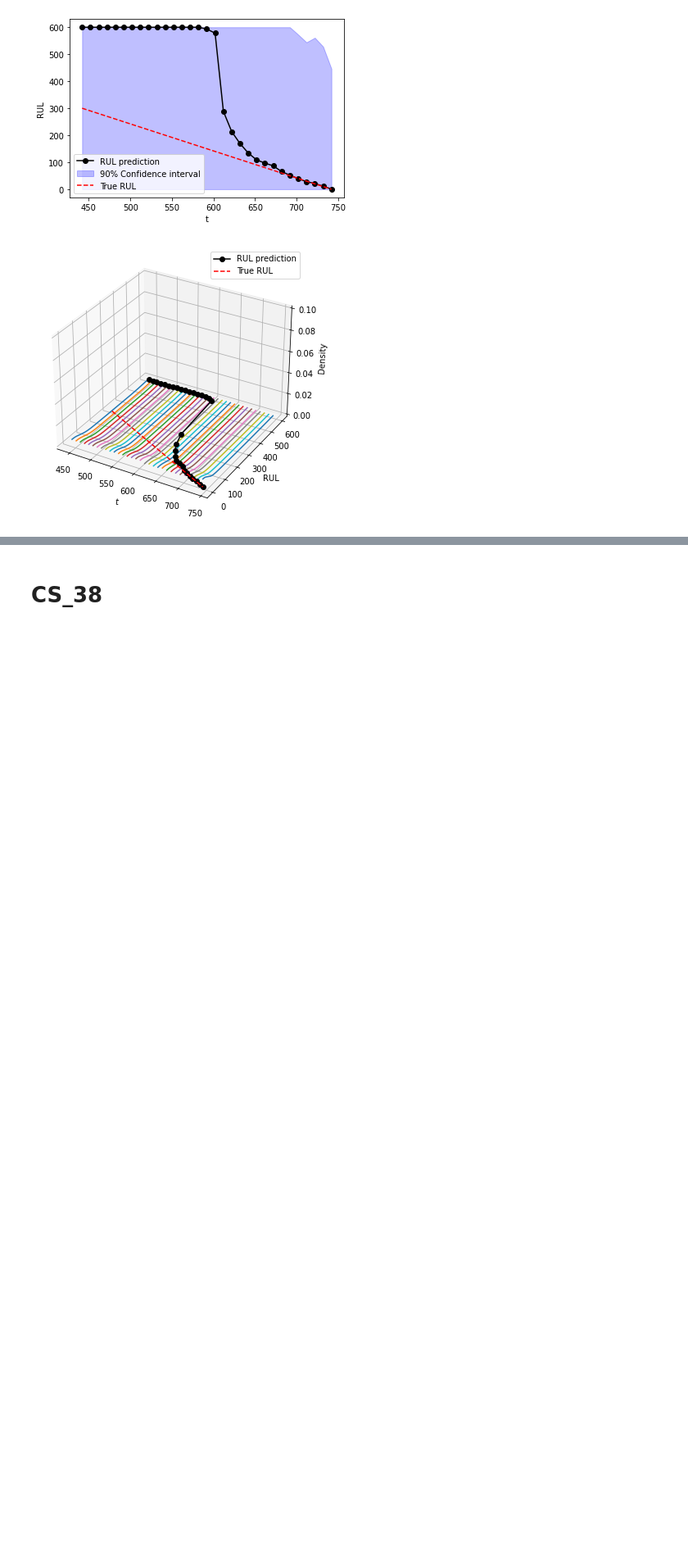
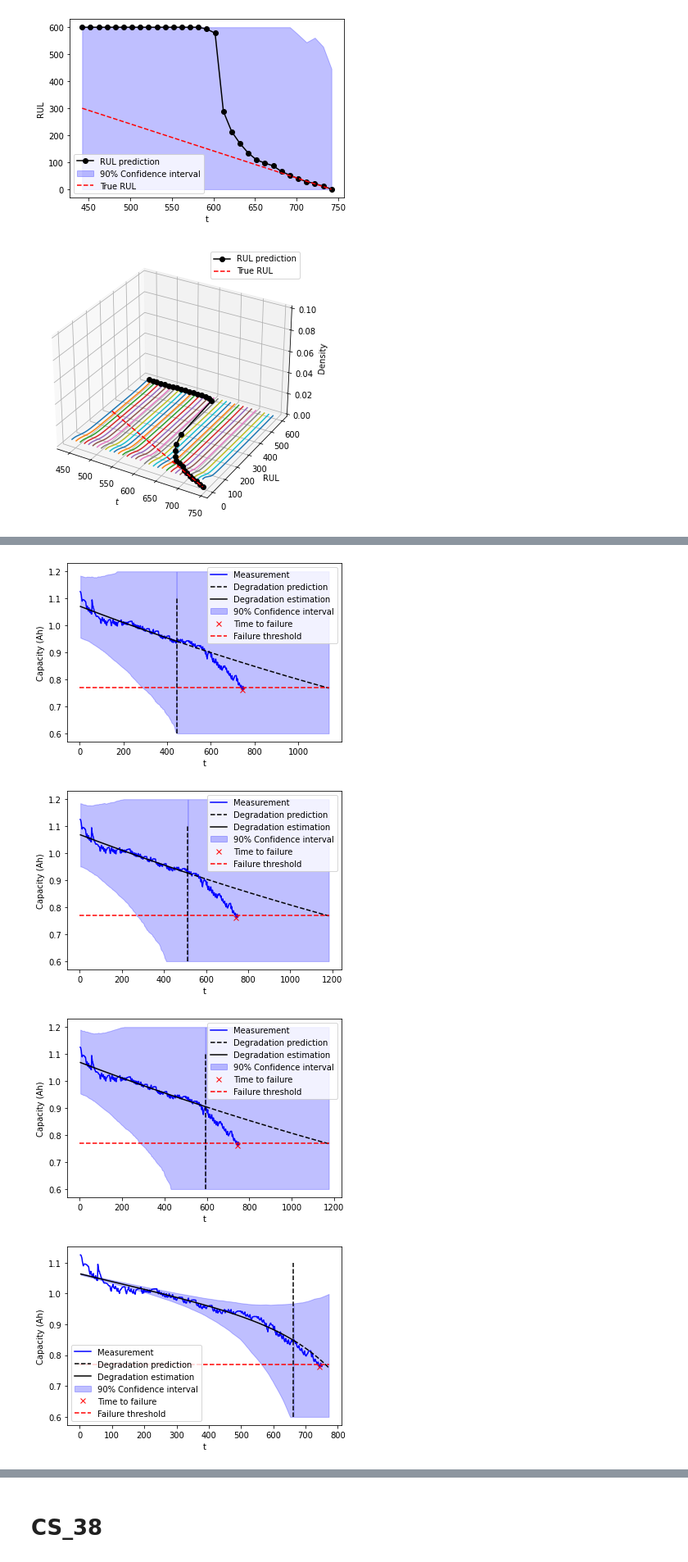
Before and after one commit to sonic160/battery_calce, a Jupyter notebook: rul_reg.ipynb, the cells around one changed output, grey strips where cells are left out. Shown at 82% size. Saved outputs shown, nothing was run; the diff lists cells and outputs as text; code cells hidden in the pictures; blank space fills up the shorter version.

```diff
--- a/rul_reg.ipynb
+++ b/rul_reg.ipynb
@@ -135,3 +152,12 @@ rul_battery_reg(t, y)
 [figure]
 [figure]
 [figure]
+# %%
+name = battery_list[2]
+file_name = 'result_' + name + '.pickle'
+with open(file_name, 'rb') as f:
+    [t, y, threshold, idx_ttf, idx_pred, true_ttf, max_RUL,
+        xh, yh, y_bands, rul_mean, rul_bands, rul, rul_weights, particles, w
+    ] = pickle.load(f)
+rul_battery_reg(t[1:], yh.reshape(-1)[1:])
+# %% [output]
@@ -137,0 +166,4 @@ rul_battery_reg(t, y)
+[figure, added]
+[figure, added]
+[figure, added]
+[figure, added]
```
Also changed, not shown: parts of 4 cells of this notebook, 8 other files.
